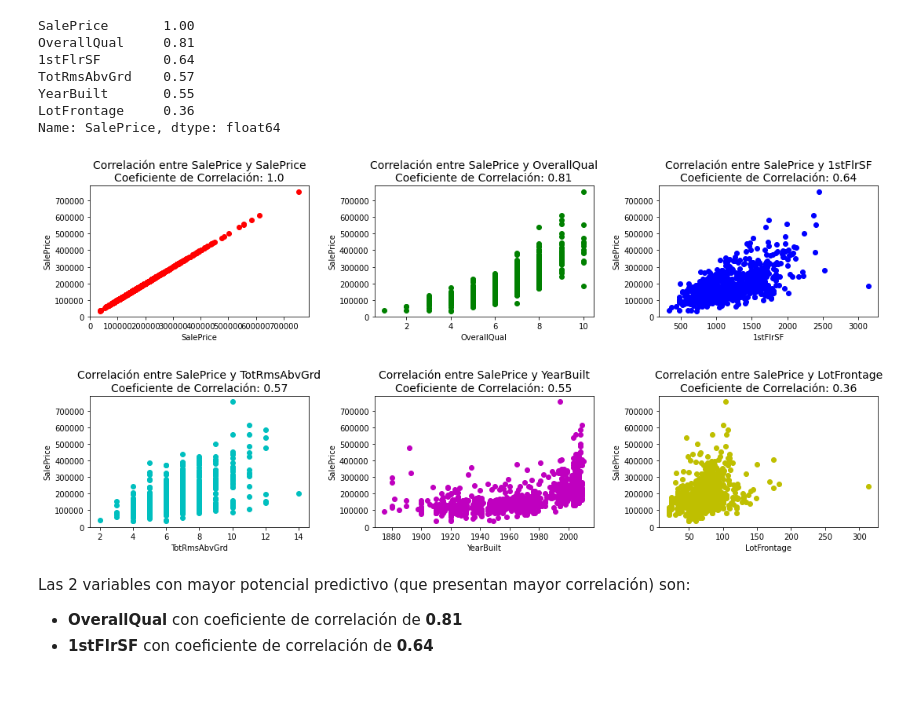
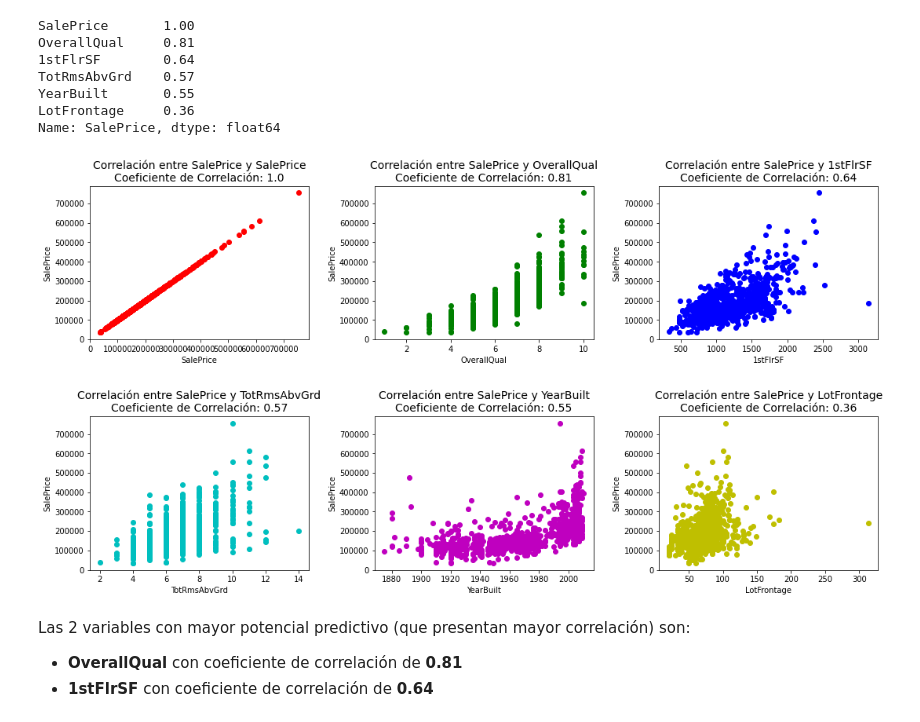
Before and after one commit to navas604/Ciencia-de-Datos-en-Python, a Jupyter notebook: Proyecto.ipynb, the cells around one changed output. Saved outputs shown, nothing was run; the diff lists cells and outputs as text; code cells hidden in the pictures; blank space fills up the shorter version.

```diff
--- a/Proyecto.ipynb
+++ b/Proyecto.ipynb
@@ -248,14 +277,15 @@ dtype: float64
 # %%
 # Histograma de cada variable
 
-plt.figure(figsize=(18, 8))
-plt.subplots_adjust(hspace=0.4)
+plt.figure(figsize=(18, 9))
+plt.subplots_adjust(hspace=0.4, wspace=0.2)
 
 colors = ["r", "g", "b", "c", "m", "y"]
 
 for i in range(columns):
   plt.subplot(2, 3, i+1)
   sns.histplot(train.iloc[:,i], kde=True, color=colors[i])
+  plt.title("Histograma de {}".format(train.columns[i]), fontdict={"fontsize":14, "color":"black"})
 
 plt.show()
 # %% [output]
@@ -298,22 +328,22 @@ Name: SalePrice, dtype: float64
 # %%
 # Gráfica de dispersión de cada variable x con y ("SalePrice")
 
-plt.figure(figsize=(18, 8))
-plt.subplots_adjust(hspace=0.6, wspace=0.3)
+plt.figure(figsize=(18, 9))
+plt.subplots_adjust(hspace=0.5, wspace=0.3)
 
 colors = ["r", "g", "b", "c", "m", "y"]
 
 for i in range(columns):
   plt.subplot(2, 3, i+1)
   plt.scatter(train.iloc[:,i], train.iloc[:,0], color=colors[i])
   plt.title("Correlación entre SalePrice y {}\nCoeficiente de Correlación: {}".format(train.columns[i], corr_matrix.iloc[0,i]),
             fontdict={"fontsize":14, "color":"black"})
   plt.xlabel(train.columns[i])
   plt.ylabel(train.columns[0])
 
 plt.show()
 # %% [output]
-[figure, old version]
+[figure, new version]
 # %% [markdown]
 Las 2 variables con mayor potencial predictivo (que presentan mayor correlación) son:
 
```
Also changed, not shown: parts of 3 cells of this notebook.
